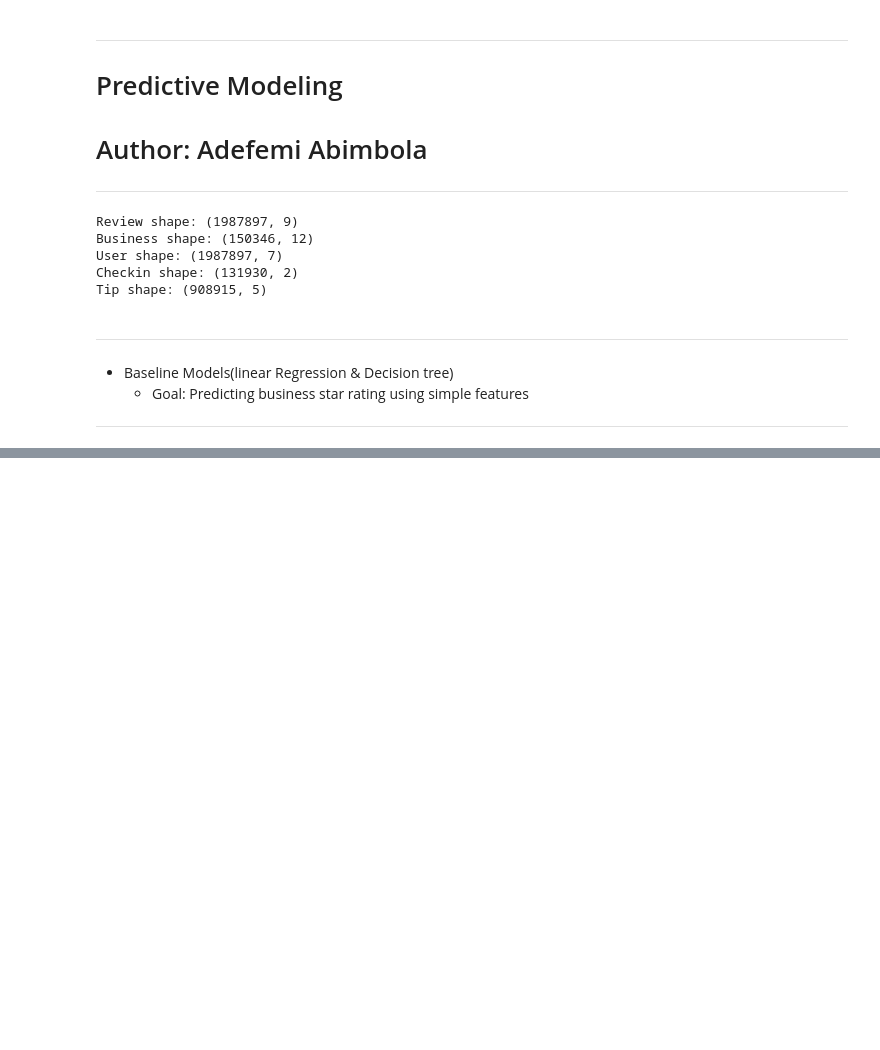
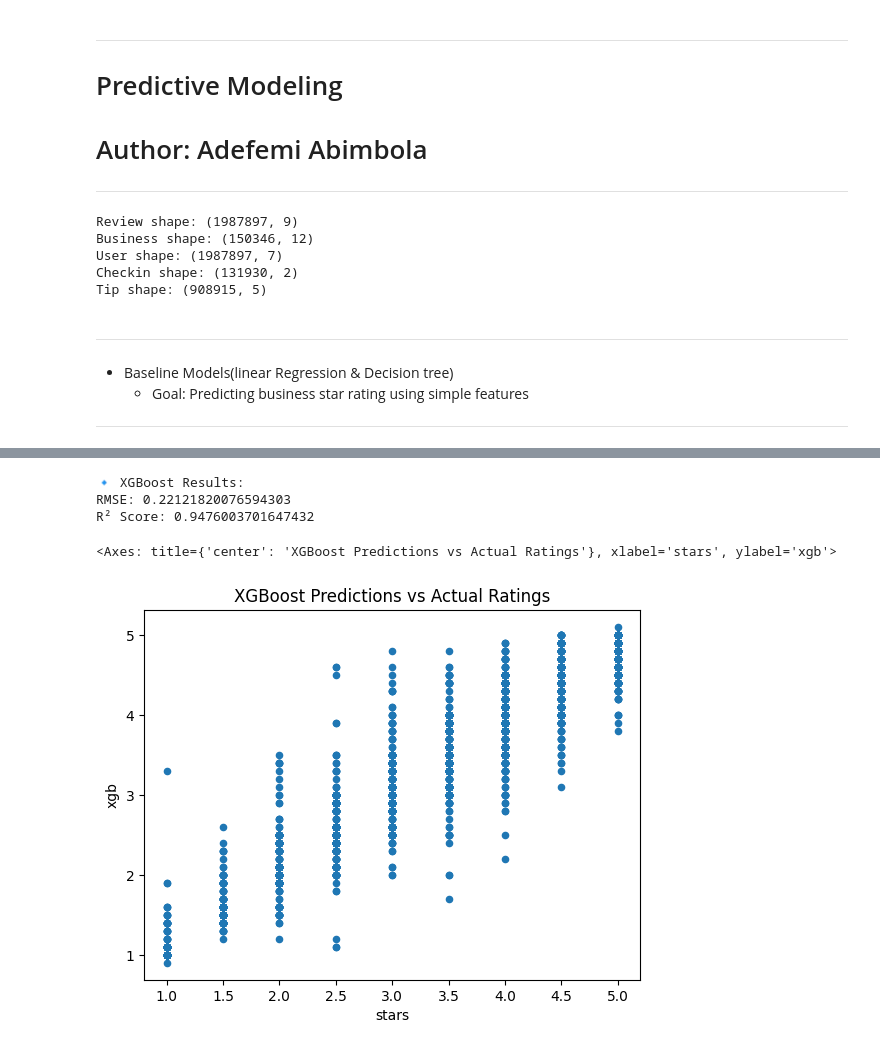
Before and after one commit to Jenblr/Yelp-Business-Data-Success-Analysis, a Jupyter notebook: Predictive_Modeling.ipynb, the cells around one changed output, grey strips where cells are left out. Saved outputs shown, nothing was run; the diff lists cells and outputs as text; code cells hidden in the pictures; blank space fills up the shorter version.

```diff
--- a/Predictive_Modeling.ipynb
+++ b/Predictive_Modeling.ipynb
@@ -155,0 +231,25 @@ baseline_df.describe()
+# %%
+xgb_pipeline = Pipeline(steps=[
+    ('preprocessor', preprocessor),
+    ('regressor', XGBRegressor(n_estimators=100, learning_rate=0.1, max_depth=6, random_state=42))
+])
+
+xgb_pipeline.fit(X_train, y_train)
+xgb_preds = xgb_pipeline.predict(X_test)
+
+print("🔹 XGBoost Results:")
+print("RMSE:", mean_squared_error(y_test, xgb_preds, squared=False))
+print("R² Score:", r2_score(y_test, xgb_preds))
+# %% [output]
+🔹 XGBoost Results:
+RMSE: 0.22121820076594303
+R² Score: 0.9476003701647432
+# %%
+ex['xgb'] = xgb_preds
+ex['xgb'] = round(ex['xgb'],1)
+ex
+
+ex.plot(x='stars', y='xgb', kind='scatter', title='XGBoost Predictions vs Actual Ratings')
+# %% [output]
+<Axes: title={'center': 'XGBoost Predictions vs Actual Ratings'}, xlabel='stars', ylabel='xgb'>
+[figure, added]
```
Also changed, not shown: parts of 19 cells of this notebook.
